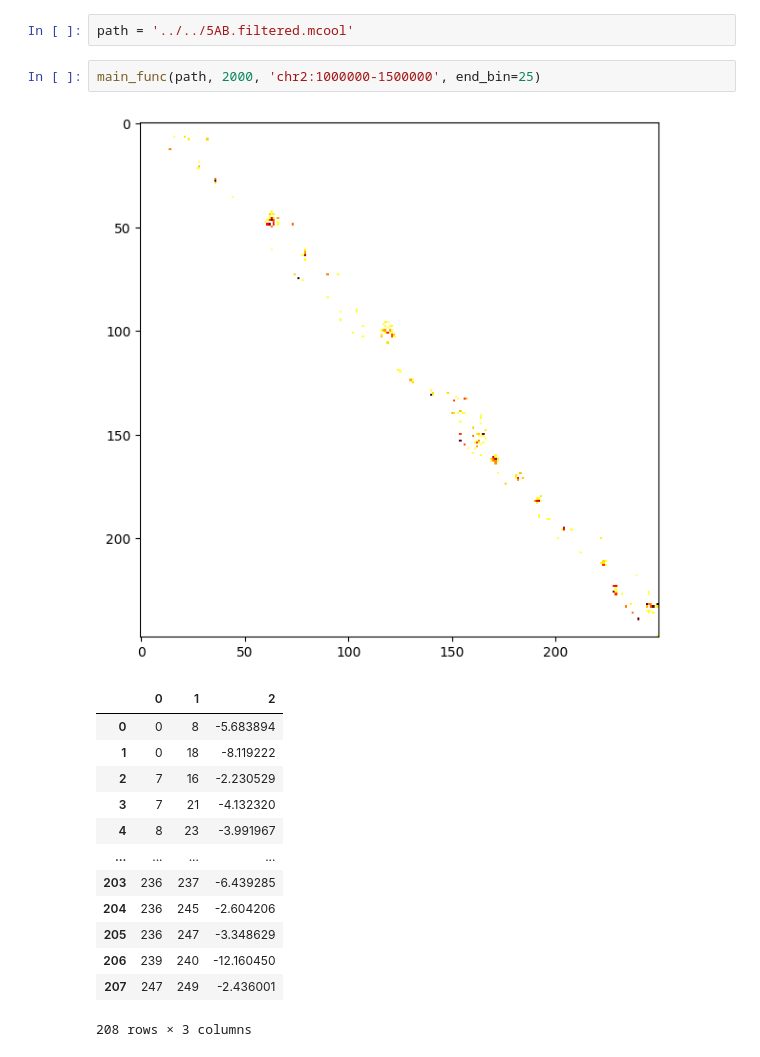
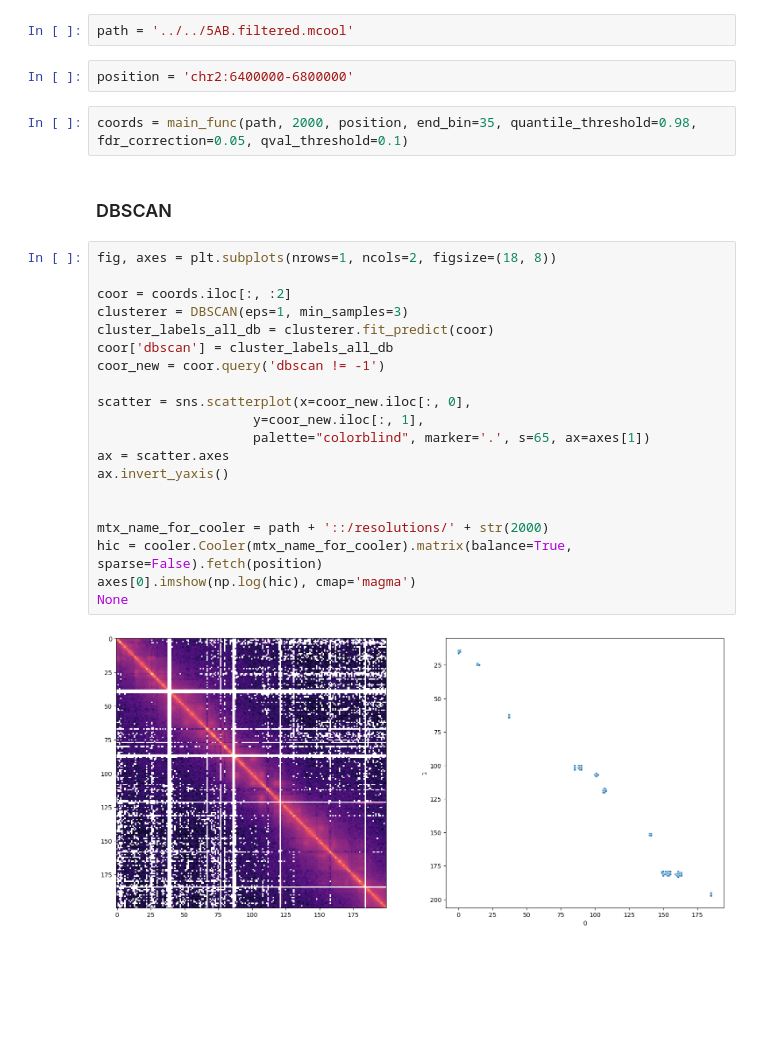
Before and after one commit to anshtompel/Elon-MaskED, a Jupyter notebook: example_notebook.ipynb, the cells around one changed output. Cells and saved outputs as stored; diff of their text form; blank space fills up the shorter version.

Commit message:
try to tune optics and dbscan clustering

```diff
--- a/example_notebook.ipynb
+++ b/example_notebook.ipynb
@@ -3,19 +13,30 @@ from script import main_func
 # %%
 path = '../../5AB.filtered.mcool'
-# %%
-main_func(path, 2000, 'chr2:1000000-1500000', end_bin=25)
-# %% [output]
-[figure, removed]
-|  | 0 | 1 | 2 |
-| 0 | 0 | 8 | -5.683894 |
-| 1 | 0 | 18 | -8.119222 |
-| 2 | 7 | 16 | -2.230529 |
-| 3 | 7 | 21 | -4.132320 |
-| 4 | 8 | 23 | -3.991967 |
-| ... | ... | ... | ... |
-| 203 | 236 | 237 | -6.439285 |
-| 204 | 236 | 245 | -2.604206 |
-| 205 | 236 | 247 | -3.348629 |
-| 206 | 239 | 240 | -12.160450 |
-| 207 | 247 | 249 | -2.436001 |
-208 rows × 3 columns
+# %%
+position = 'chr2:6400000-6800000'
+# %%
+coords = main_func(path, 2000, position, end_bin=35, quantile_threshold=0.98, fdr_correction=0.05, qval_threshold=0.1)
+# %% [markdown]
+### DBSCAN
+# %%
+fig, axes = plt.subplots(nrows=1, ncols=2, figsize=(18, 8))
+
+coor = coords.iloc[:, :2]
+clusterer = DBSCAN(eps=1, min_samples=3)
+cluster_labels_all_db = clusterer.fit_predict(coor)
+coor['dbscan'] = cluster_labels_all_db
+coor_new = coor.query('dbscan != -1')
+
+scatter = sns.scatterplot(x=coor_new.iloc[:, 0],
+                    y=coor_new.iloc[:, 1],
+                    palette="colorblind", marker='.', s=65, ax=axes[1])
+ax = scatter.axes
+ax.invert_yaxis()
+
+
+mtx_name_for_cooler = path + '::/resolutions/' + str(2000)
+hic = cooler.Cooler(mtx_name_for_cooler).matrix(balance=True, sparse=False).fetch(position)
+axes[0].imshow(np.log(hic), cmap='magma')
+None
+# %% [output]
+[figure, added]
```
Also changed, not shown: parts of 5 cells of this notebook.
